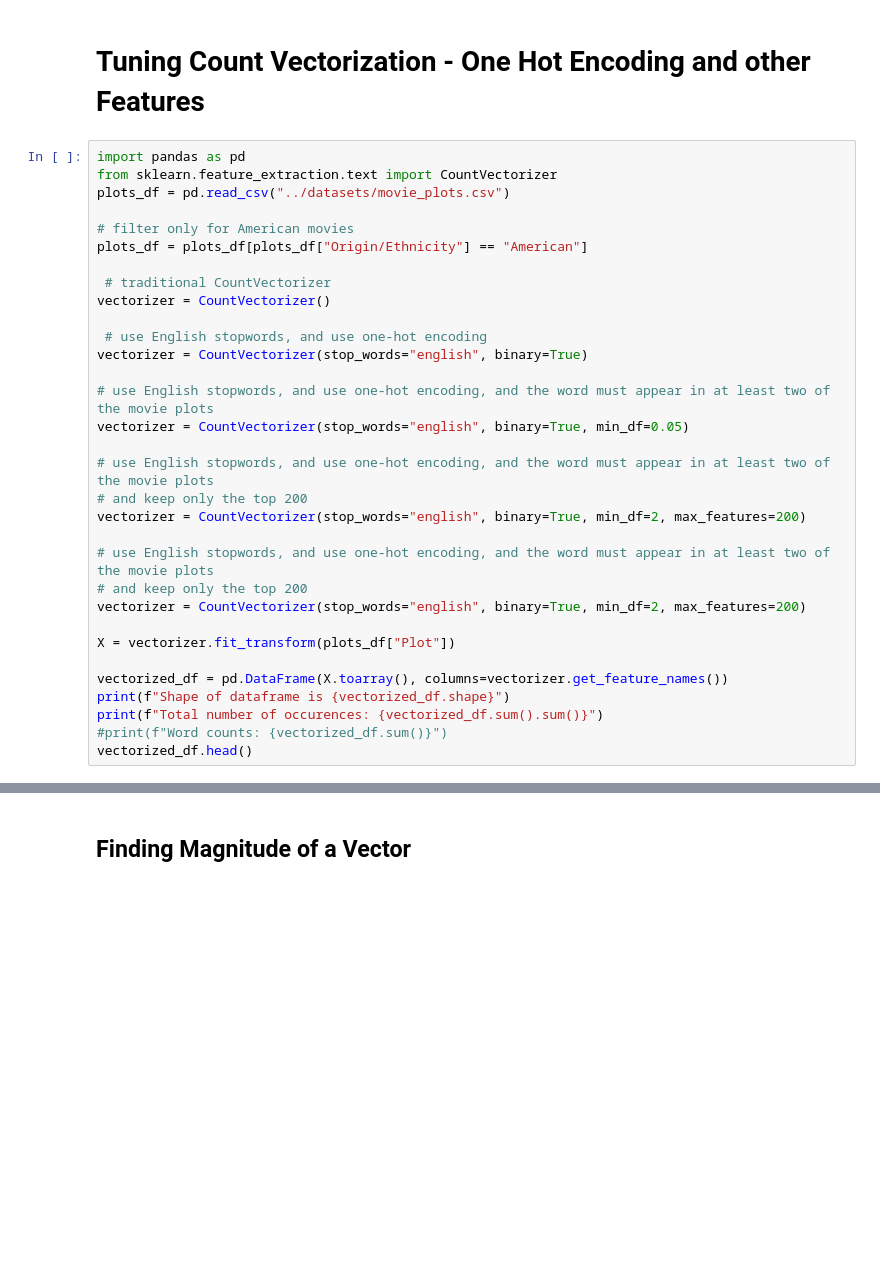
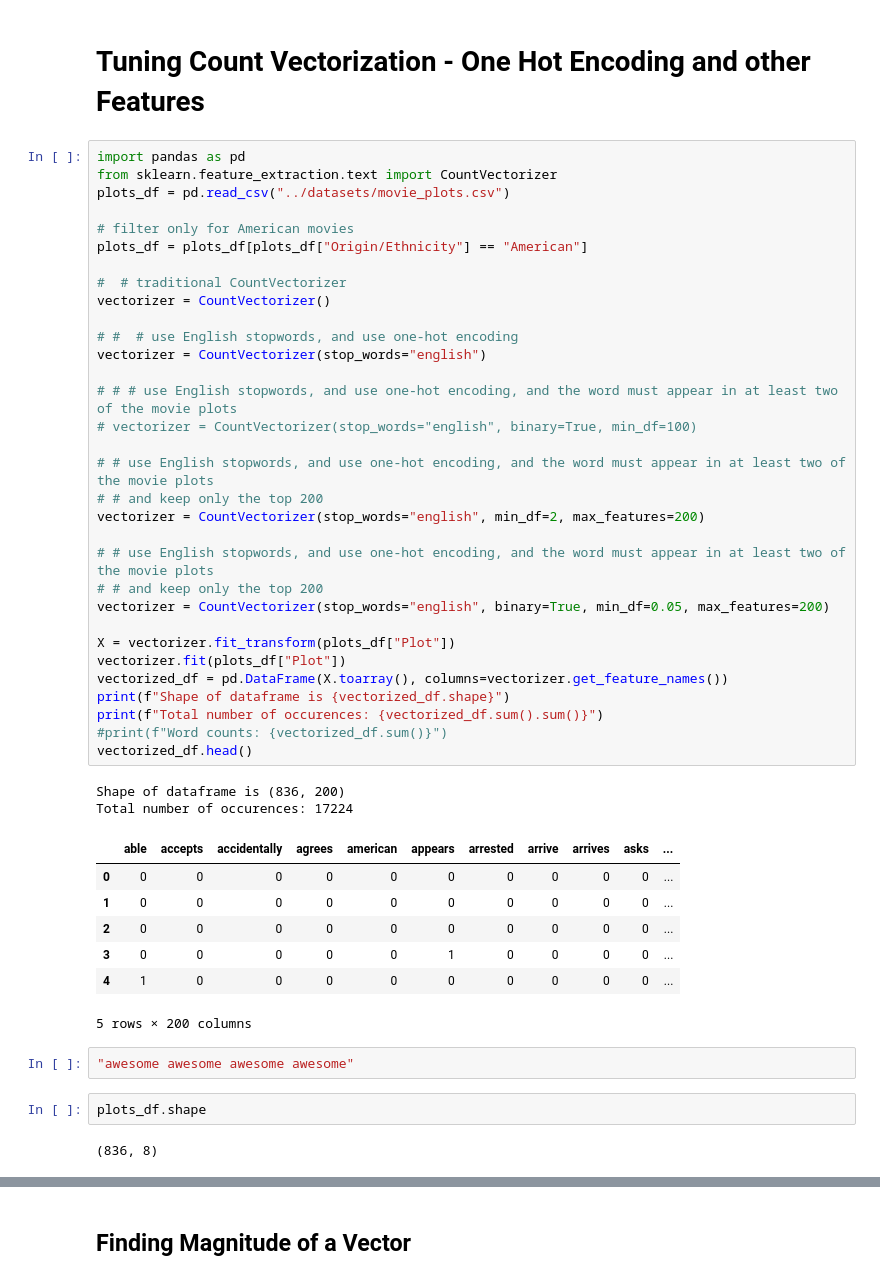
Before and after one commit to ychennay/dso-560-nlp-text-analytics, a Jupyter notebook: week2/Cosine Similarity, PMI, Collocation.ipynb, the cells around one changed output, grey strips where cells are left out. Saved outputs shown, nothing was run; the diff lists cells and outputs as text; blank space fills up the shorter version.

```diff
--- a/week2/Cosine Similarity, PMI, Collocation.ipynb
+++ b/week2/Cosine Similarity, PMI, Collocation.ipynb
@@ -3,35 +3,51 @@
 # %%
 import pandas as pd
 from sklearn.feature_extraction.text import CountVectorizer
 plots_df = pd.read_csv("../datasets/movie_plots.csv")
 
 # filter only for American movies
 plots_df = plots_df[plots_df["Origin/Ethnicity"] == "American"]
 
- # traditional CountVectorizer
+#  # traditional CountVectorizer
 vectorizer = CountVectorizer()
 
- # use English stopwords, and use one-hot encoding
-vectorizer = CountVectorizer(stop_words="english", binary=True)
+# #  # use English stopwords, and use one-hot encoding
+vectorizer = CountVectorizer(stop_words="english")
 
-# use English stopwords, and use one-hot encoding, and the word must appear in at least two of the movie plots
-vectorizer = CountVectorizer(stop_words="english", binary=True, min_df=0.05)
+# # # use English stopwords, and use one-hot encoding, and the word must appear in at least two of the movie plots
+# vectorizer = CountVectorizer(stop_words="english", binary=True, min_df=100)
 
-# use English stopwords, and use one-hot encoding, and the word must appear in at least two of the movie plots
-# and keep only the top 200
-vectorizer = CountVectorizer(stop_words="english", binary=True, min_df=2, max_features=200)
+# # use English stopwords, and use one-hot encoding, and the word must appear in at least two of the movie plots
+# # and keep only the top 200
+vectorizer = CountVectorizer(stop_words="english", min_df=2, max_features=200)
 
-# use English stopwords, and use one-hot encoding, and the word must appear in at least two of the movie plots
-# and keep only the top 200
-vectorizer = CountVectorizer(stop_words="english", binary=True, min_df=2, max_features=200)
+# # use English stopwords, and use one-hot encoding, and the word must appear in at least two of the movie plots
+# # and keep only the top 200
+vectorizer = CountVectorizer(stop_words="english", binary=True, min_df=0.05, max_features=200)
 
 X = vectorizer.fit_transform(plots_df["Plot"])
-
+vectorizer.fit(plots_df["Plot"])
 vectorized_df = pd.DataFrame(X.toarray(), columns=vectorizer.get_feature_names())
 print(f"Shape of dataframe is {vectorized_df.shape}")
 print(f"Total number of occurences: {vectorized_df.sum().sum()}")
 #print(f"Word counts: {vectorized_df.sum()}")
 vectorized_df.head()
+# %% [output]
+Shape of dataframe is (836, 200)
+Total number of occurences: 17224
+|  | able | accepts | accidentally | agrees | american | appears | arrested | arrive | arrives | asks | ... |
+| 0 | 0 | 0 | 0 | 0 | 0 | 0 | 0 | 0 | 0 | 0 | ... |
+| 1 | 0 | 0 | 0 | 0 | 0 | 0 | 0 | 0 | 0 | 0 | ... |
+| 2 | 0 | 0 | 0 | 0 | 0 | 0 | 0 | 0 | 0 | 0 | ... |
+| 3 | 0 | 0 | 0 | 0 | 0 | 1 | 0 | 0 | 0 | 0 | ... |
+| 4 | 1 | 0 | 0 | 0 | 0 | 0 | 0 | 0 | 0 | 0 | ... |
+5 rows × 200 columns
+# %%
+"awesome awesome awesome awesome"
+# %%
+plots_df.shape
+# %% [output]
+(836, 8)
 # %% [markdown]
 # Cosine Similarity Example
 
```
Also changed, not shown: 2 other files.
